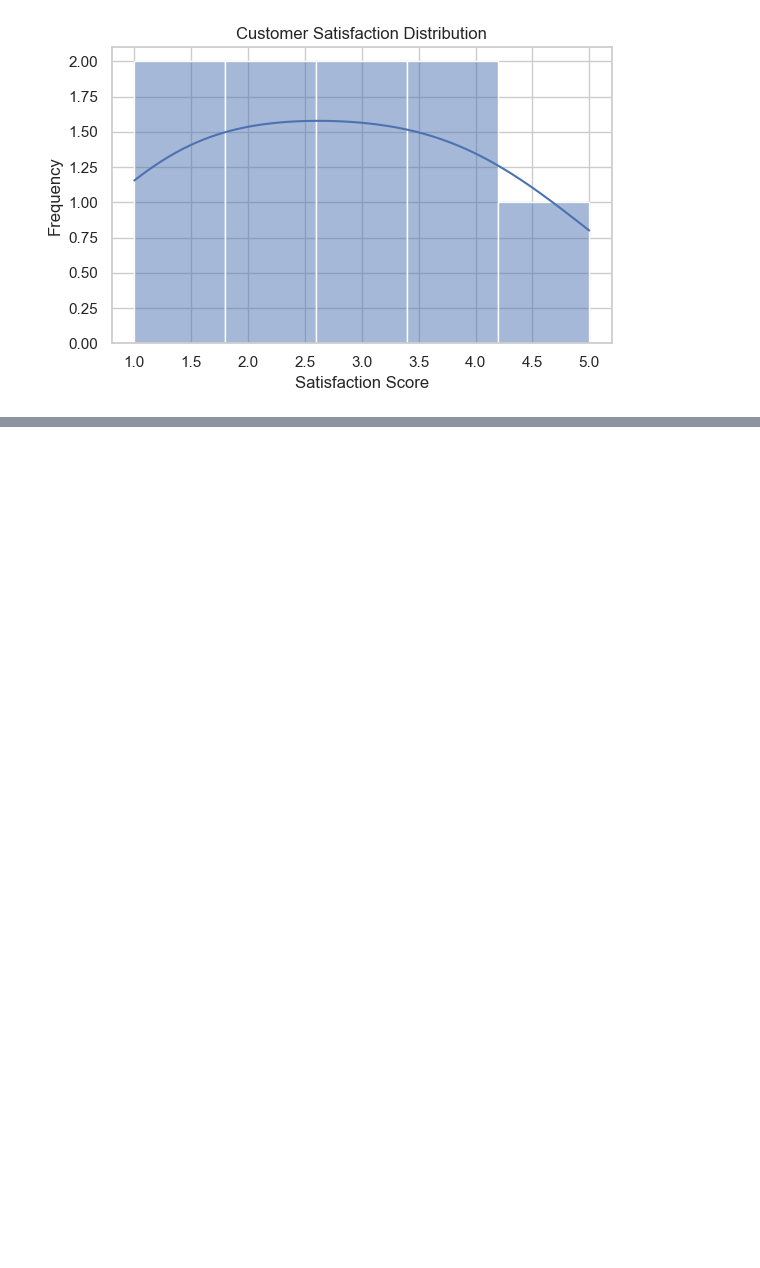
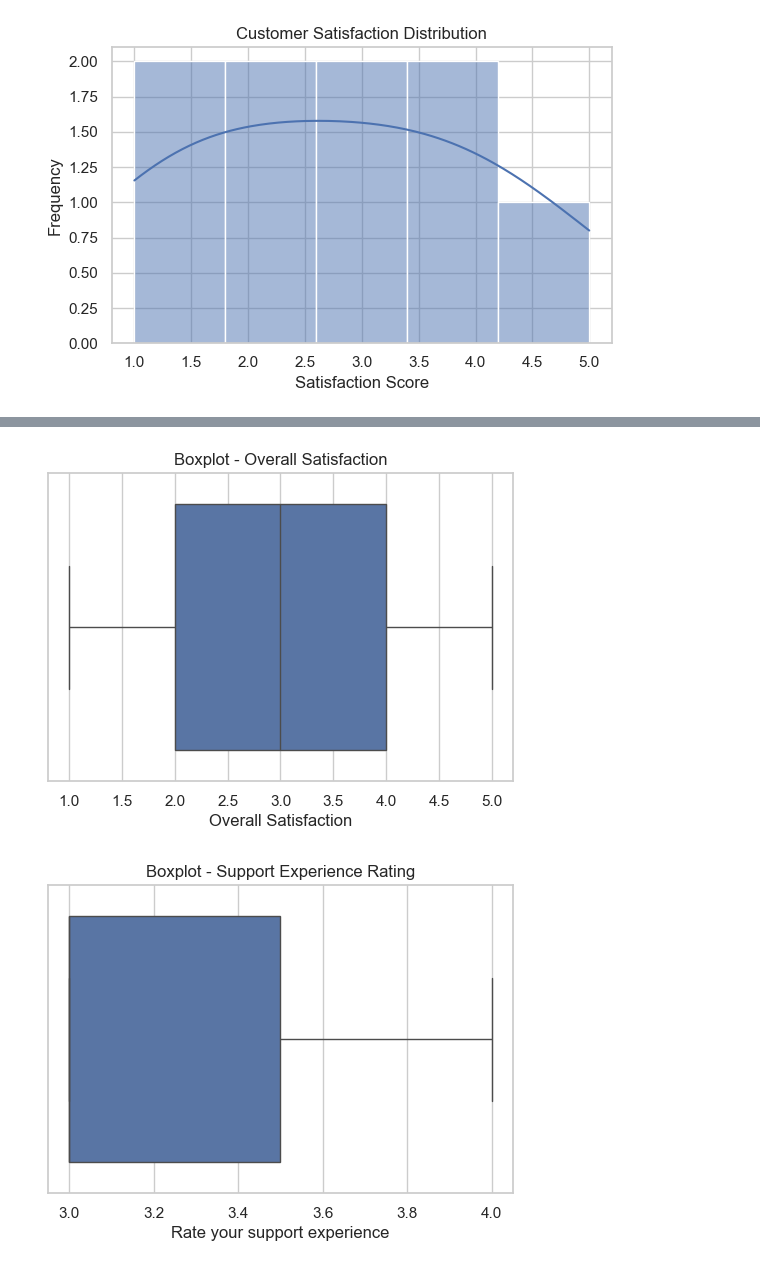
Before and after one commit to kirbykt/Week-7-Data-Analyst-Project, a Jupyter notebook: Data_Acquisition_Pipeline.ipynb, the cells around one changed output, grey strips where cells are left out. Cells and saved outputs as stored; diff of their text form; code cells hidden in the pictures; blank space fills up the shorter version.

```diff
--- a/Data_Acquisition_Pipeline.ipynb
+++ b/Data_Acquisition_Pipeline.ipynb
@@ -146,0 +207,15 @@ plt.show()
+# %%
+# For Overall Satisfaction (Product Survey)
+plt.figure(figsize=(6,4))
+sns.boxplot(data=dedup_df, x="Overall Satisfaction")
+plt.title("Boxplot - Overall Satisfaction")
+plt.show()
+
+# For Support Rating (Service Survey)
+plt.figure(figsize=(6,4))
+sns.boxplot(data=dedup_df, x="Rate your support experience")
+plt.title("Boxplot - Support Experience Rating")
+plt.show()
+# %% [output]
+[figure, added]
+[figure, added]
```
Also changed, not shown: parts of 4 cells of this notebook, 1 other file.
